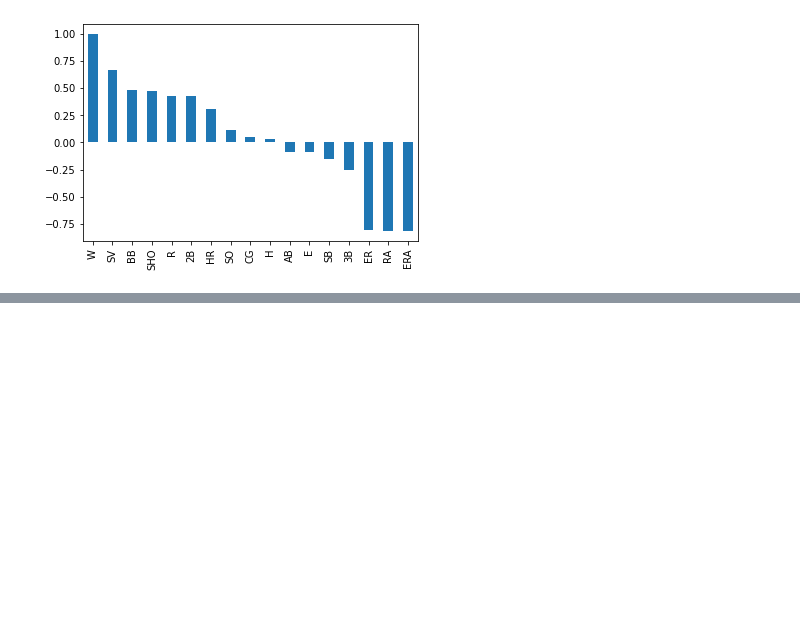
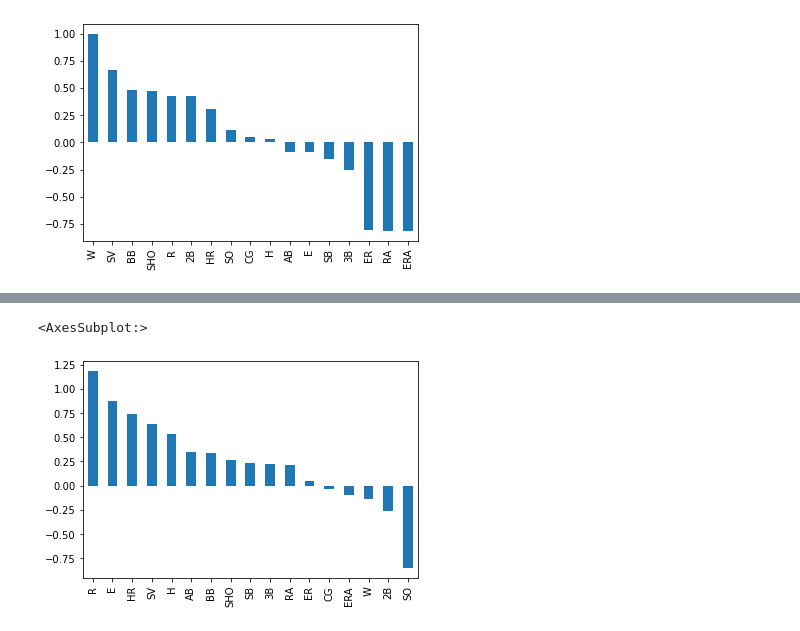
Before and after one commit to zobekenobe/DT-Evaluation-Project, a Jupyter notebook: Project 1.ipynb, the cells around one changed output, grey strips where cells are left out. Drawn from its saved outputs; the diff is of its cells as text; code cells hidden in the pictures; blank space fills up the shorter version.

```diff
--- a/Project 1.ipynb
+++ b/Project 1.ipynb
@@ -184,0 +204,14 @@ plt.show()
+# %%
+df2 = df.copy()
+# %%
+for col in x.columns[2:]:
+    lq = df2[col].quantile(0.25)
+    hq = df2[col].quantile(0.75)
+    iqr = (hq - lq)
+    upper_bound = hq + 1.5 * iqr
+    lower_bound = lq - 1.5 * iqr
+    lower_indices = np.where(df2[col] < lower_bound)
+    upper_indices = np.where(df2[col] > upper_bound)
+
+    df2.drop(index = lower_indices[0], inplace = True)
+    df2.drop(index = upper_indices[0], inplace = True)
@@ -184,0 +222,5 @@ plt.show()
+# %%
+df2.skew().sort_values(ascending = False).plot.bar()
+# %% [output]
+<AxesSubplot:>
+[figure, added]
```
Also changed, not shown: parts of 20 cells of this notebook.
